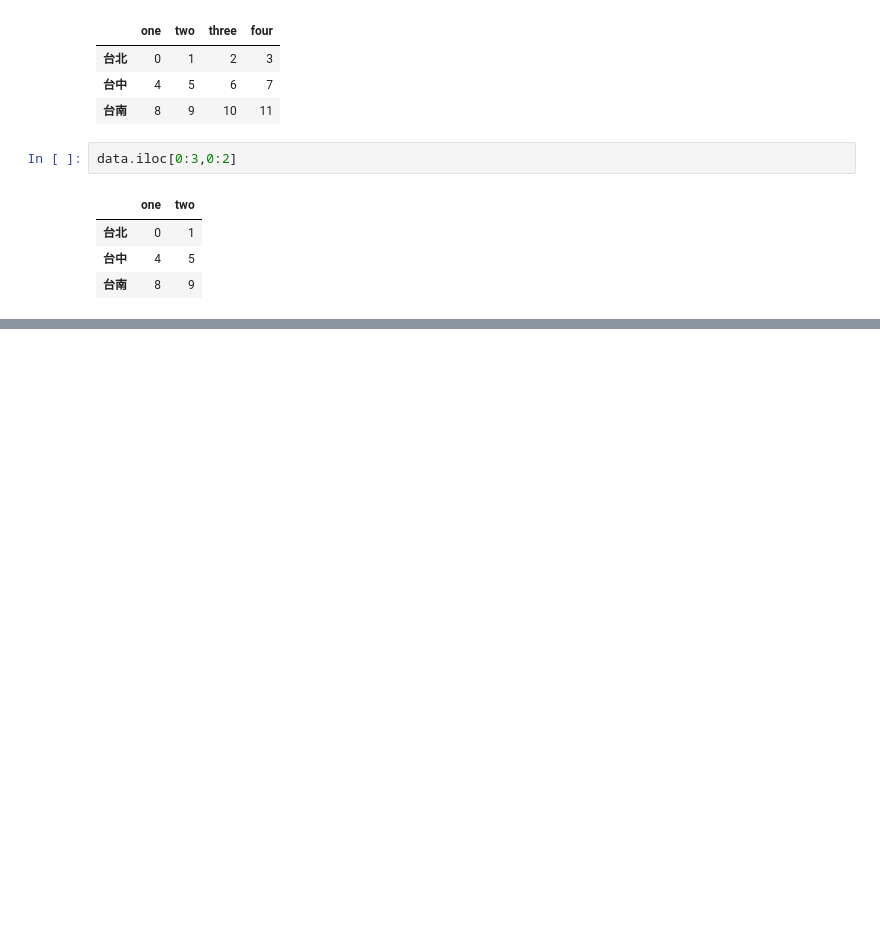
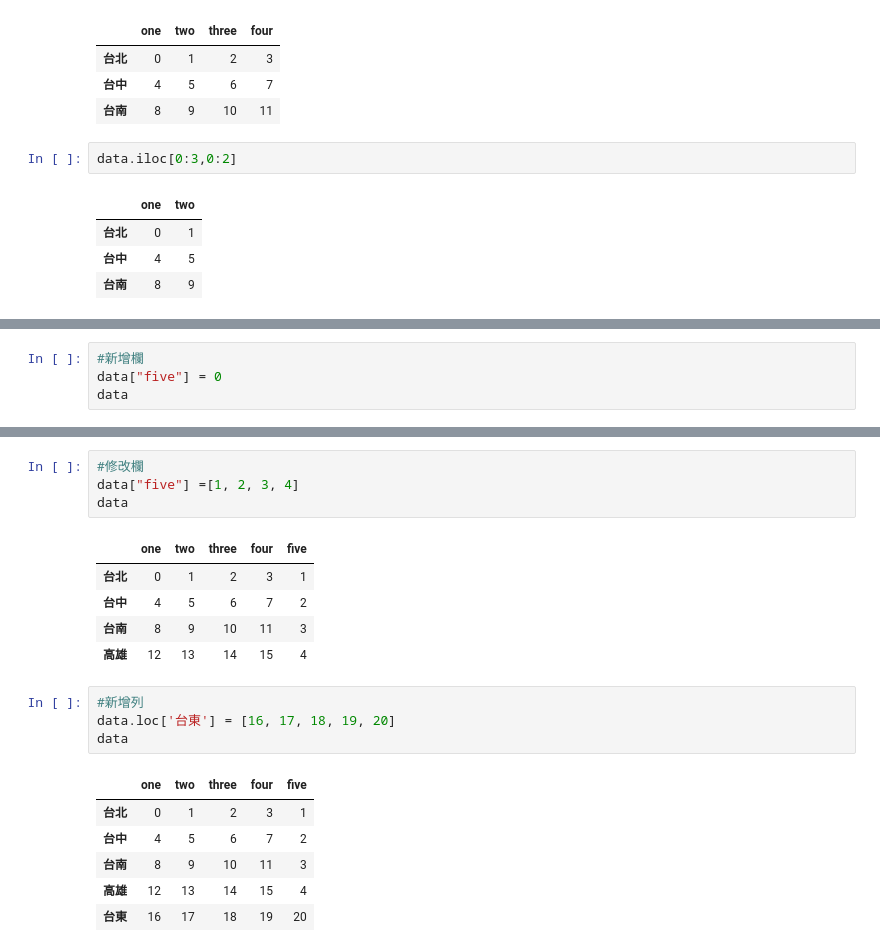
Before and after one commit to roberthsu2003/python, a Jupyter notebook: 上課用目錄/python813/lesson16_1.ipynb, the cells around one changed output, grey strips where cells are left out. Drawn from its saved outputs; the diff is of its cells as text; blank space fills up the shorter version.

```diff
--- a/上課用目錄/python813/lesson16_1.ipynb
+++ b/上課用目錄/python813/lesson16_1.ipynb
@@ -264,0 +280,4 @@ data.iloc[0:3,0:2]
+# %%
+#新增欄
+data["five"] = 0
+data
@@ -264,0 +290,21 @@ data.iloc[0:3,0:2]
+# %%
+#修改欄
+data["five"] =[1, 2, 3, 4]
+data
+# %% [output]
+|  | one | two | three | four | five |
+| 台北 | 0 | 1 | 2 | 3 | 1 |
+| 台中 | 4 | 5 | 6 | 7 | 2 |
+| 台南 | 8 | 9 | 10 | 11 | 3 |
+| 高雄 | 12 | 13 | 14 | 15 | 4 |
+# %%
+#新增列
+data.loc['台東'] = [16, 17, 18, 19, 20]
+data
+# %% [output]
+|  | one | two | three | four | five |
+| 台北 | 0 | 1 | 2 | 3 | 1 |
+| 台中 | 4 | 5 | 6 | 7 | 2 |
+| 台南 | 8 | 9 | 10 | 11 | 3 |
+| 高雄 | 12 | 13 | 14 | 15 | 4 |
+| 台東 | 16 | 17 | 18 | 19 | 20 |
```
Also changed, not shown: parts of 3 cells of this notebook.
